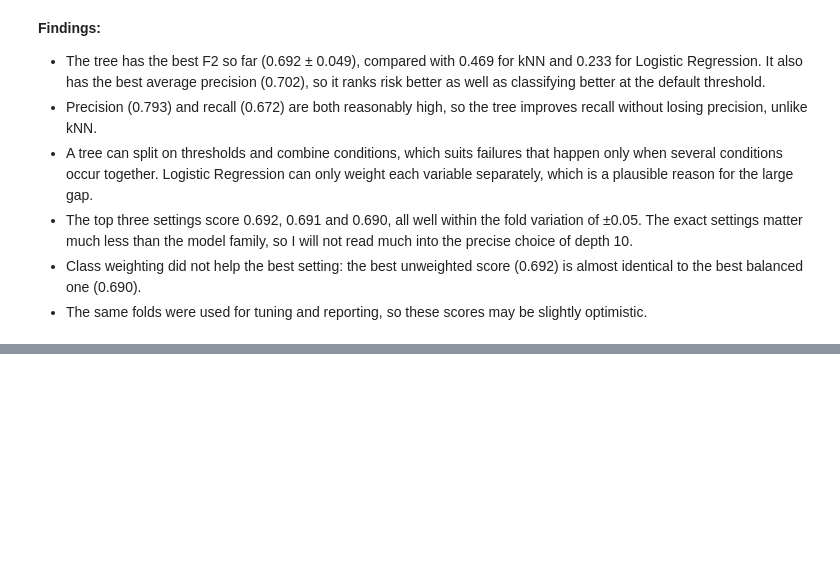
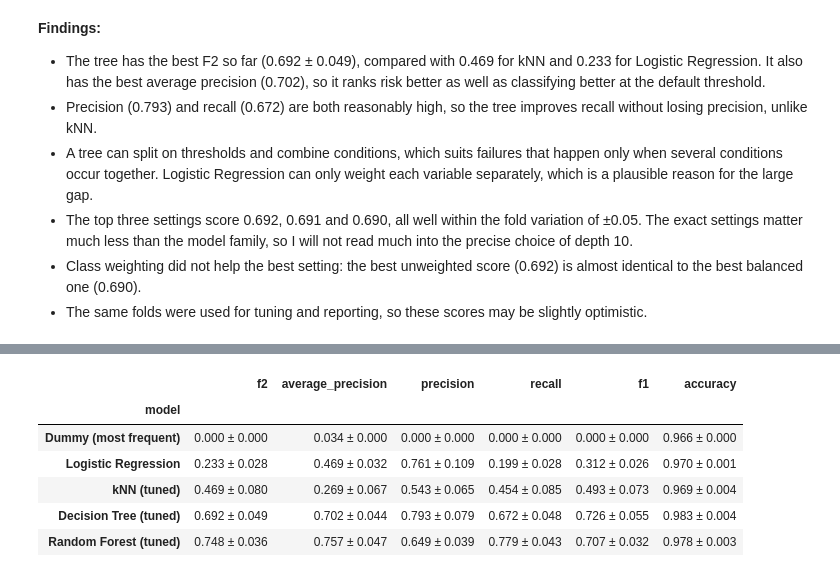
Before and after one commit to NathanL05/ct4101-ml-portfolio, a Jupyter notebook: notebooks/03_models_and_evaluation.ipynb, the cells around one changed output, grey strips where cells are left out. Drawn from its saved outputs; the diff is of its cells as text; code cells hidden in the pictures; blank space fills up the shorter version.

Commit message:
Add random forest tuning and results

```diff
--- a/notebooks/03_models_and_evaluation.ipynb
+++ b/notebooks/03_models_and_evaluation.ipynb
@@ -220,0 +225,28 @@ results_table
+# %%
+from sklearn.ensemble import RandomForestClassifier
+
+rf_pipe = Pipeline([("prep", preprocessor), ("model", RandomForestClassifier(random_state=SEED, n_jobs=-1))])
+rf_grid = {
+    "model__n_estimators": [200, 500],
+    "model__max_depth": [10, None],
+    "model__min_samples_leaf": [1, 3, 5],
+    "model__max_features": ["sqrt", 0.5],
+    "model__class_weight": [None, "balanced_subsample"],
+}
+
+rf_search = GridSearchCV(rf_pipe, rf_grid, cv=cv, scoring=scoring["f2"], refit=False)
+rf_search.fit(X_train, y_train)
+
+print("Best settings:", rf_search.best_params_)
+print("Best mean F2:", round(rf_search.best_score_, 3))
+
+rf_tuning = (
+    pd.DataFrame(rf_search.cv_results_)
+    .sort_values("rank_test_score")
+    [["param_model__n_estimators", "param_model__max_depth", "param_model__min_samples_leaf",
+      "param_model__max_features", "param_model__class_weight",
+      "mean_test_score", "std_test_score"]]
+    .head(5)
+    .round(3)
+)
+rf_tuning
@@ -220,0 +262,22 @@ results_table
+# %%
+best_rf = RandomForestClassifier(
+    n_estimators=rf_search.best_params_["model__n_estimators"],
+    max_depth=rf_search.best_params_["model__max_depth"],
+    min_samples_leaf=rf_search.best_params_["model__min_samples_leaf"],
+    max_features=rf_search.best_params_["model__max_features"],
+    class_weight=rf_search.best_params_["model__class_weight"],
+    random_state=SEED,
+    n_jobs=-1,
+)
+rf_row = evaluate("Random Forest (tuned)", best_rf)
+
+results_table = pd.DataFrame(rows + [knn_row, tree_row, rf_row]).set_index("model")
+results_table
+# %% [output]
+|  | f2 | average_precision | precision | recall | f1 | accuracy |
+| model |  |  |  |  |  |  |
+| Dummy (most frequent) | 0.000 ± 0.000 | 0.034 ± 0.000 | 0.000 ± 0.000 | 0.000 ± 0.000 | 0.000 ± 0.000 | 0.966 ± 0.000 |
+| Logistic Regression | 0.233 ± 0.028 | 0.469 ± 0.032 | 0.761 ± 0.109 | 0.199 ± 0.028 | 0.312 ± 0.026 | 0.970 ± 0.001 |
+| kNN (tuned) | 0.469 ± 0.080 | 0.269 ± 0.067 | 0.543 ± 0.065 | 0.454 ± 0.085 | 0.493 ± 0.073 | 0.969 ± 0.004 |
+| Decision Tree (tuned) | 0.692 ± 0.049 | 0.702 ± 0.044 | 0.793 ± 0.079 | 0.672 ± 0.048 | 0.726 ± 0.055 | 0.983 ± 0.004 |
+| Random Forest (tuned) | 0.748 ± 0.036 | 0.757 ± 0.047 | 0.649 ± 0.039 | 0.779 ± 0.043 | 0.707 ± 0.032 | 0.978 ± 0.003 |
```
Also changed, not shown: parts of 3 cells of this notebook, 1 other file.
